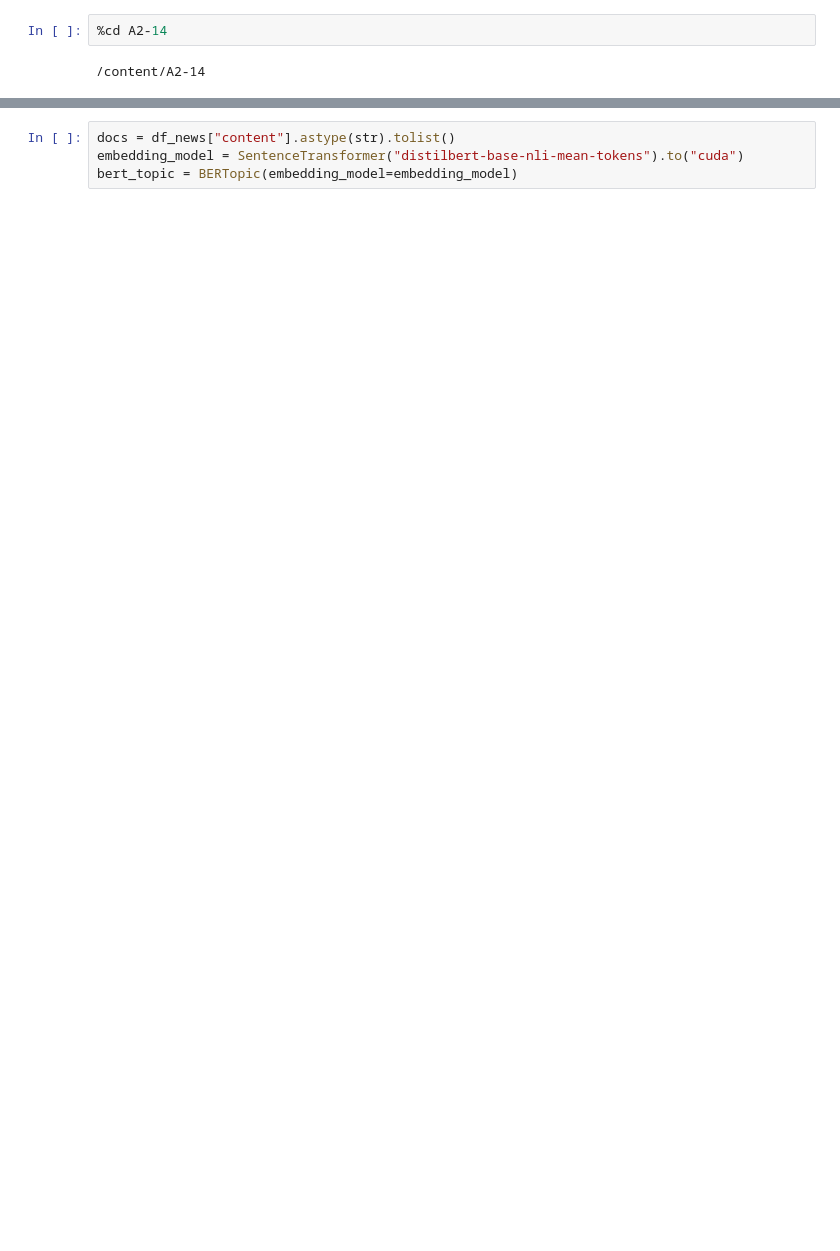
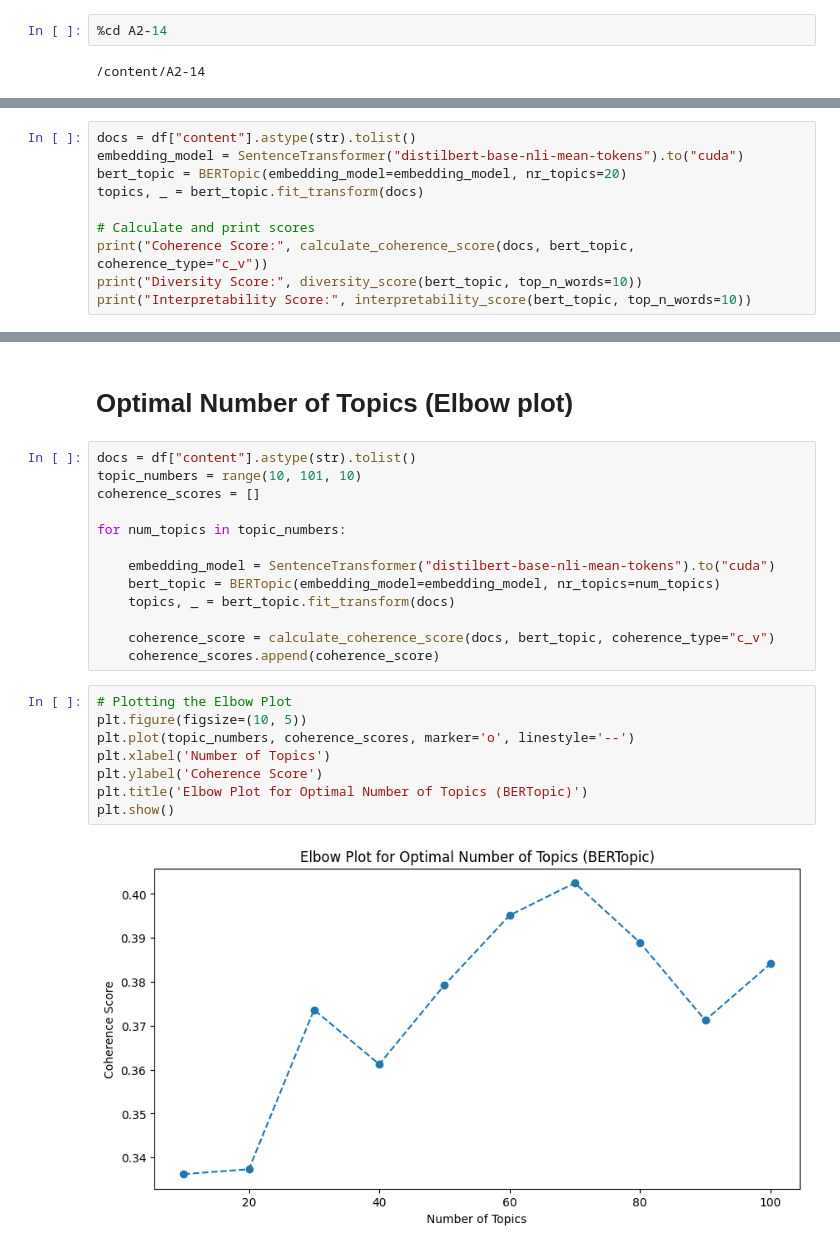
Before and after one commit to krzysztof99xd/A2-14, a Jupyter notebook: BERT.ipynb, the cells around one changed output, grey strips where cells are left out. Drawn from its saved outputs; the diff is of its cells as text; blank space fills up the shorter version.

Commit message:
Added used colab code for BERTopic model

```diff
--- a/BERT.ipynb
+++ b/BERT.ipynb
@@ -92,0 +352,10 @@ df_news
+# %%
+docs = df["content"].astype(str).tolist()
+embedding_model = SentenceTransformer("distilbert-base-nli-mean-tokens").to("cuda")
+bert_topic = BERTopic(embedding_model=embedding_model, nr_topics=20)
+topics, _ = bert_topic.fit_transform(docs)
+
+# Calculate and print scores
+print("Coherence Score:", calculate_coherence_score(docs, bert_topic, coherence_type="c_v"))
+print("Diversity Score:", diversity_score(bert_topic, top_n_words=10))
+print("Interpretability Score:", interpretability_score(bert_topic, top_n_words=10))
@@ -93,4 +391,25 @@ df_news
+# %% [markdown]
+# Optimal Number of Topics (Elbow plot)
 # %%
-docs = df_news["content"].astype(str).tolist()
-embedding_model = SentenceTransformer("distilbert-base-nli-mean-tokens").to("cuda")
-bert_topic = BERTopic(embedding_model=embedding_model)
+docs = df["content"].astype(str).tolist()
+topic_numbers = range(10, 101, 10)
+coherence_scores = []
+
+for num_topics in topic_numbers:
+
+    embedding_model = SentenceTransformer("distilbert-base-nli-mean-tokens").to("cuda")
+    bert_topic = BERTopic(embedding_model=embedding_model, nr_topics=num_topics)
+    topics, _ = bert_topic.fit_transform(docs)
+
+    coherence_score = calculate_coherence_score(docs, bert_topic, coherence_type="c_v")
+    coherence_scores.append(coherence_score)
+# %%
+# Plotting the Elbow Plot
+plt.figure(figsize=(10, 5))
+plt.plot(topic_numbers, coherence_scores, marker='o', linestyle='--')
+plt.xlabel('Number of Topics')
+plt.ylabel('Coherence Score')
+plt.title('Elbow Plot for Optimal Number of Topics (BERTopic)')
+plt.show()
+# %% [output]
+[figure, added]
```
Also changed, not shown: parts of 63 cells of this notebook.
